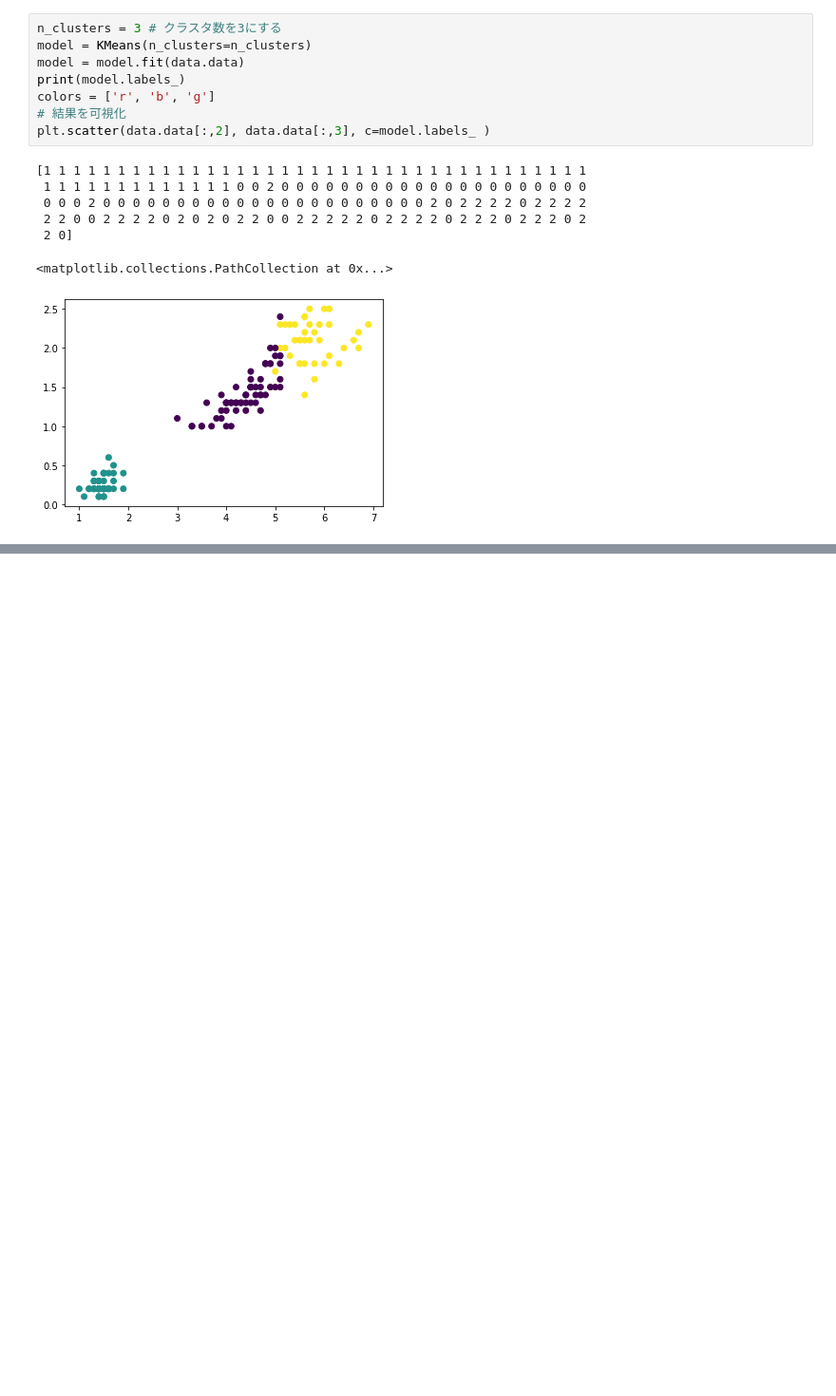
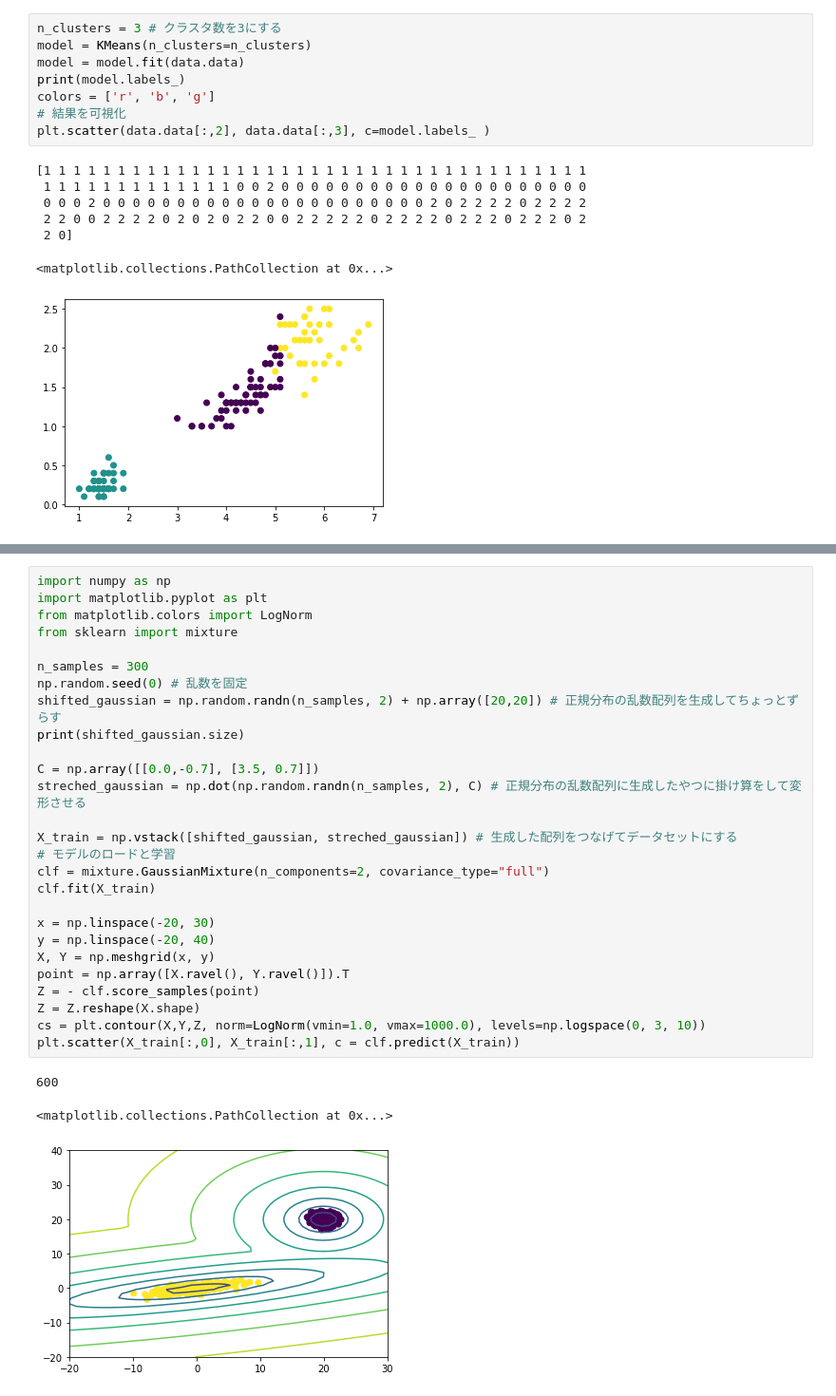
Before and after one commit to yuji-matsunami/machine_learning, a Jupyter notebook: 機械学習勉強会.ipynb, the cells around one changed output, grey strips where cells are left out. Shown at 95% size. Cells and saved outputs as stored; diff of their text form; blank space fills up the shorter version.

```diff
--- a/機械学習勉強会.ipynb
+++ b/機械学習勉強会.ipynb
@@ -613,3 +626,34 @@ plt.scatter(data.data[:,2], data.data[:,3], c=model.labels_ )
+# %%
+import numpy as np
+import matplotlib.pyplot as plt
+from matplotlib.colors import LogNorm
+from sklearn import mixture
+
+n_samples = 300
+np.random.seed(0) # 乱数を固定
+shifted_gaussian = np.random.randn(n_samples, 2) + np.array([20,20]) # 正規分布の乱数配列を生成してちょっとずらす
+print(shifted_gaussian.size)
+
+C = np.array([[0.0,-0.7], [3.5, 0.7]])
+streched_gaussian = np.dot(np.random.randn(n_samples, 2), C) # 正規分布の乱数配列に生成したやつに掛け算をして変形させる
+
+X_train = np.vstack([shifted_gaussian, streched_gaussian]) # 生成した配列をつなげてデータセットにする
+# モデルのロードと学習
+clf = mixture.GaussianMixture(n_components=2, covariance_type="full")
+clf.fit(X_train)
+
+x = np.linspace(-20, 30)
+y = np.linspace(-20, 40)
+X, Y = np.meshgrid(x, y)
+point = np.array([X.ravel(), Y.ravel()]).T
+Z = - clf.score_samples(point)
+Z = Z.reshape(X.shape)
+cs = plt.contour(X,Y,Z, norm=LogNorm(vmin=1.0, vmax=1000.0), levels=np.logspace(0, 3, 10))
+plt.scatter(X_train[:,0], X_train[:,1], c = clf.predict(X_train))
+# %% [output]
+600
+<matplotlib.collections.PathCollection at 0x...>
+[figure, added]
 # %%
 from sklearn.datasets import load_iris
 from sklearn.mixture import GaussianMixture
```
Also changed, not shown: parts of 4 cells of this notebook.
